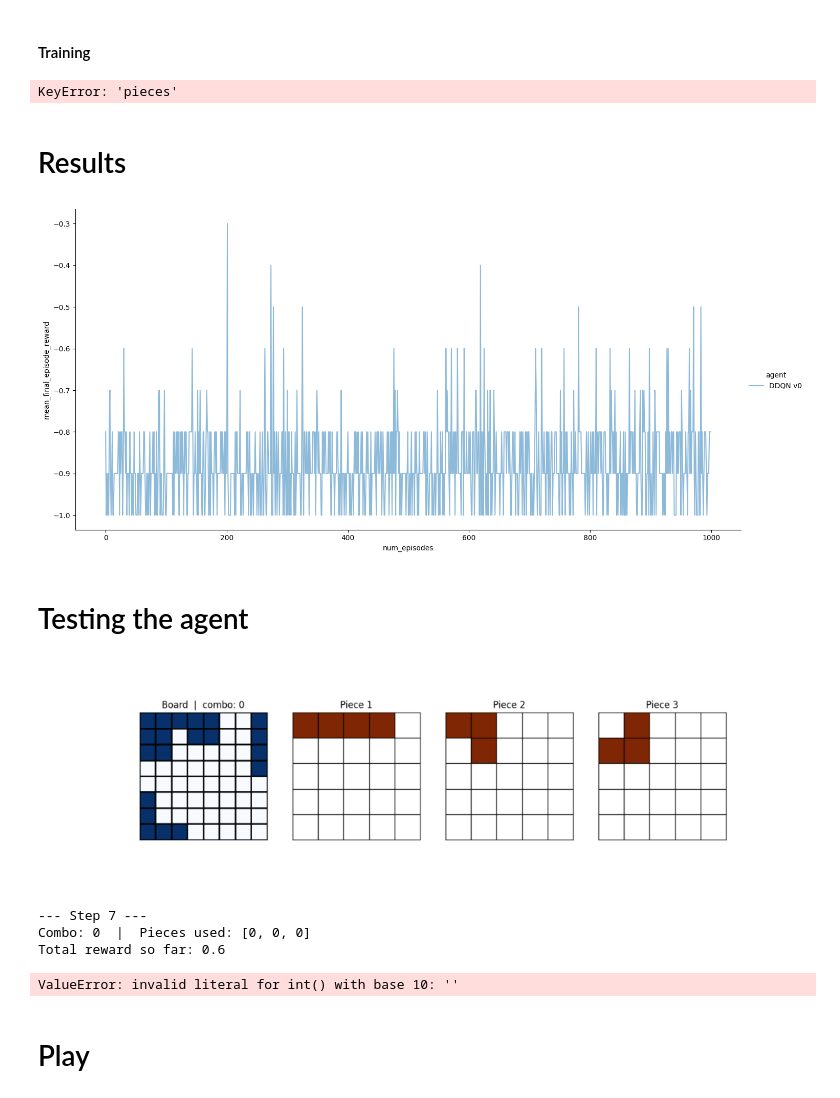
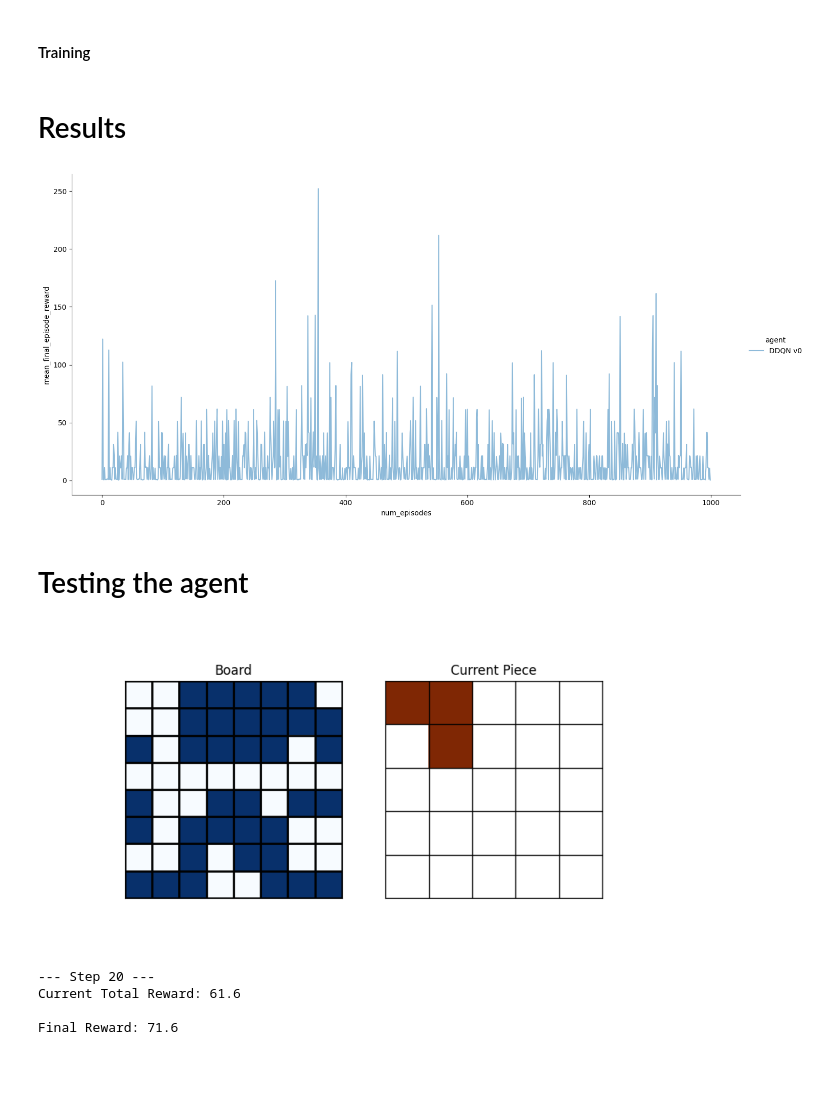
Before and after one commit to NathanDuboisset/RL_project, a Jupyter notebook: notebooks/ddqn 1P.ipynb, the cells around one changed output. Cells and saved outputs as stored; diff of their text form; code cells hidden in the pictures; blank space fills up the shorter version.

```diff
--- a/notebooks/ddqn 1P.ipynb
+++ b/notebooks/ddqn 1P.ipynb
@@ -25,4 +26,4 @@ CHECKPOINT_DIR = "checkpoints"
 #### Setting up the environment and the agent
 # %%
 env = BlockBlastEnv(render_mode=None)
-agent = DDQNAgent1P(action_size=192)
+agent = DDQNAgent1P(action_size=64, device=device)
@@ -90,8 +89,6 @@ for episode in tqdm(range(num_episodes)):
 
 # final save
 agent.save_model(checkpoint_dir / f"{training_name}_final.pth")
-# %% [output]
-KeyError: 'pieces'
 # %% [markdown]
 # Results
 # %%
@@ -115,53 +112,65 @@ g = sns.relplot(
     alpha=0.5,
 )
 # %% [output]
-[figure, old version]
+[figure, new version]
 # %% [markdown]
 # Testing the agent
 # %%
-env = BlockBlast3PEnv(render_mode="rgb_array")
-agent = DDQNAgent(action_size=192)
-agent.load_model(checkpoint_dir / "model_ep_final.pth")
+env = BlockBlastEnv(render_mode="rgb_array")
+agent = DDQNAgent1P(action_size=64, device=device)
+agent.load_model(checkpoint_dir / "qqdn_v0_final.pth")
 
 total_reward = 0
 
 obs, info = env.reset()
-for step_idx in range(30):
+STEPS = 20
+
+for step_idx in range(STEPS):
+    # Render the rgb_array
     img = env.render()
 
+    # Clear previous frame and draw new one
     clear_output(wait=True)
-    plt.figure(figsize=(14, 4))
+    plt.figure(figsize=(8, 4))
     plt.imshow(img)
     plt.axis('off')
     plt.show()
 
     print(f"--- Step {step_idx + 1} ---")
-    print(f"Combo: {env.combo}  |  Pieces used: {env.pieces_used.tolist()}")
-    print(f"Total reward so far: {total_reward:.1f}")
+    print(f"Current Total Reward: {total_reward}")
 
-    action = agent.select_action(obs, epsilon=0)
+    # Efficiently find all valid actions from the observation mask
+    valid_actions = np.flatnonzero(obs["valid_placements"])
+
+    if len(valid_actions) == 0:
+        print("\nGame Over: No valid moves left.")
+        break
+
+    # Pick a random valid action
+    action = agent.select_action(obs, epsilon=0.0)  # No exploration during evaluation
+
+    # Step
     obs, reward, terminated, truncated, info = env.step(action)
     total_reward += reward
 
     time.sleep(0.5)
 
     if terminated or truncated:
+        # Last render on termination
         img = env.render()
         clear_output(wait=True)
-        plt.figure(figsize=(14, 4))
+        plt.figure(figsize=(8, 4))
         plt.imshow(img)
         plt.axis('off')
         plt.show()
         print("\nGame Terminated.")
         break
 
-print(f"\nFinal Reward: {total_reward:.1f}")
+print(f"\nFinal Reward: {total_reward}")
 env.close()
 # %% [output]
-[figure, old version]
+[figure, new version]
---- Step 7 ---
-Combo: 0  |  Pieces used: [0, 0, 0]
-Total reward so far: 0.6
+--- Step 20 ---
+Current Total Reward: 61.6
+
+Final Reward: 71.6
-ValueError: invalid literal for int() with base 10: ''
-# %% [markdown]
-# Play
```
Also changed, not shown: parts of 4 cells of this notebook, 2 other files.
